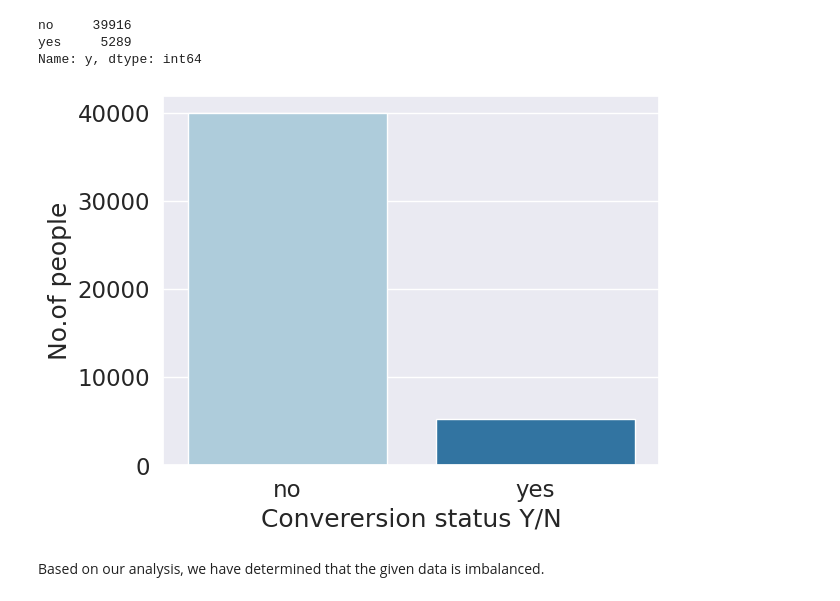
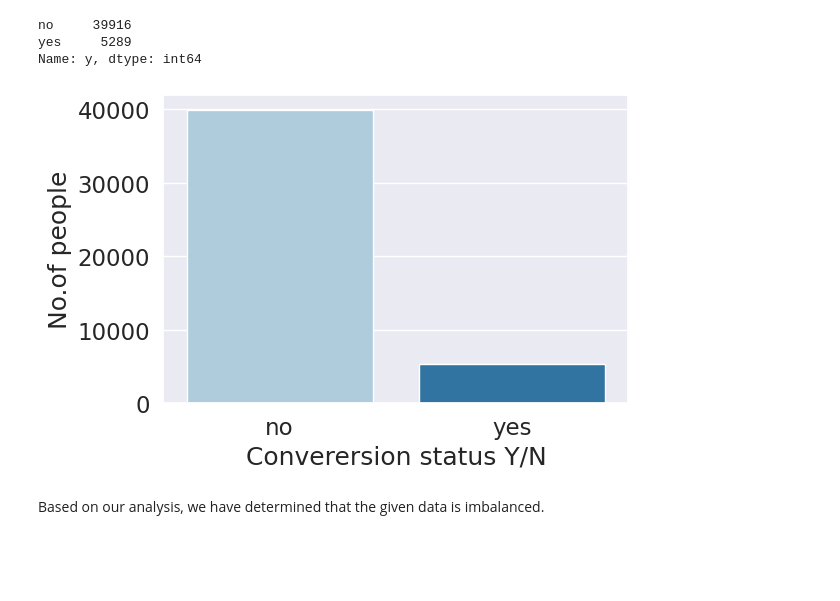
Before and after one commit to ShreeKeshavan/Client_Conversion_Prediction, a Jupyter notebook: Customer_Conversion_Prediction.ipynb, the cells around one changed output. Saved outputs shown, nothing was run; the diff lists cells and outputs as text; code cells hidden in the pictures; blank space fills up the shorter version.

```diff
--- a/Customer_Conversion_Prediction.ipynb
+++ b/Customer_Conversion_Prediction.ipynb
@@ -427,12 +427,13 @@ no     39916
 yes     5289
 Name: y, dtype: int64
 # %%
+plt.figure(figsize=(6, 4))
 sns.countplot(x=df['y'],palette='Paired')
 plt.xlabel('Converersion status Y/N')
 plt.ylabel('No.of people')
 plt.show()
 # %% [output]
-[figure, old version]
+[figure, new version]
 # %% [markdown]
 Based on our analysis, we have determined that the given data is imbalanced.
 # %%
```
Also changed, not shown: parts of 4 cells of this notebook.
